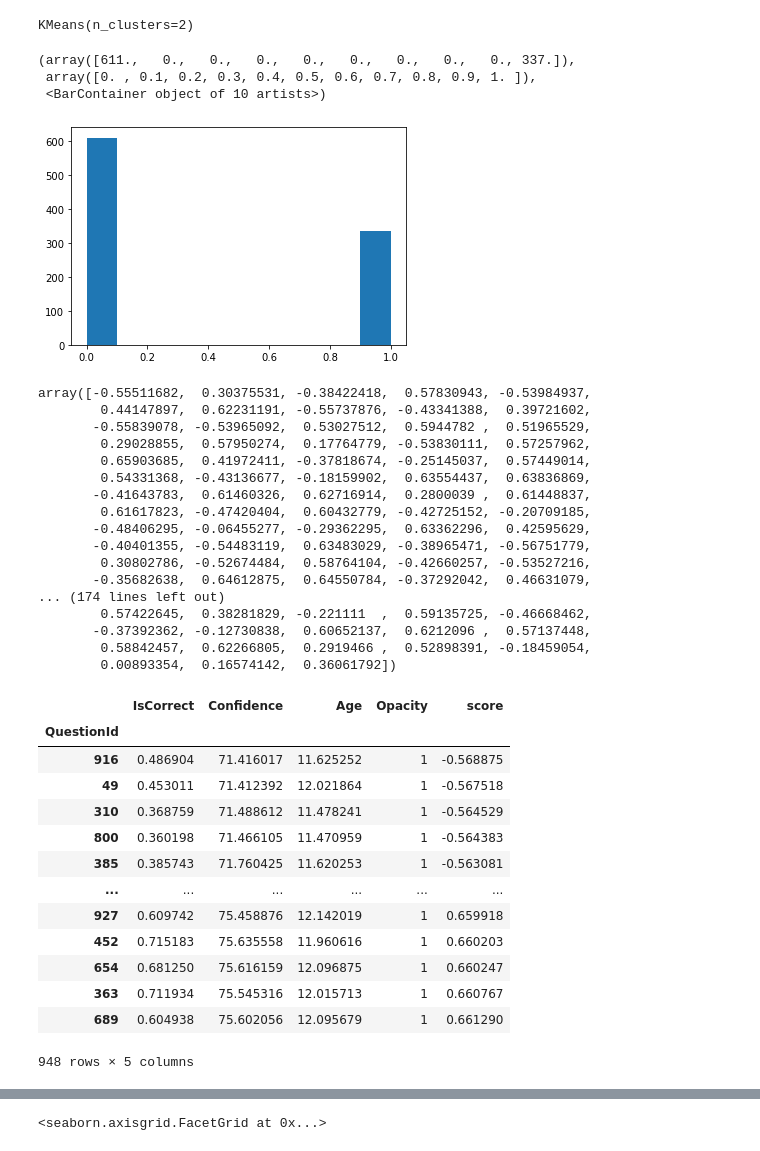
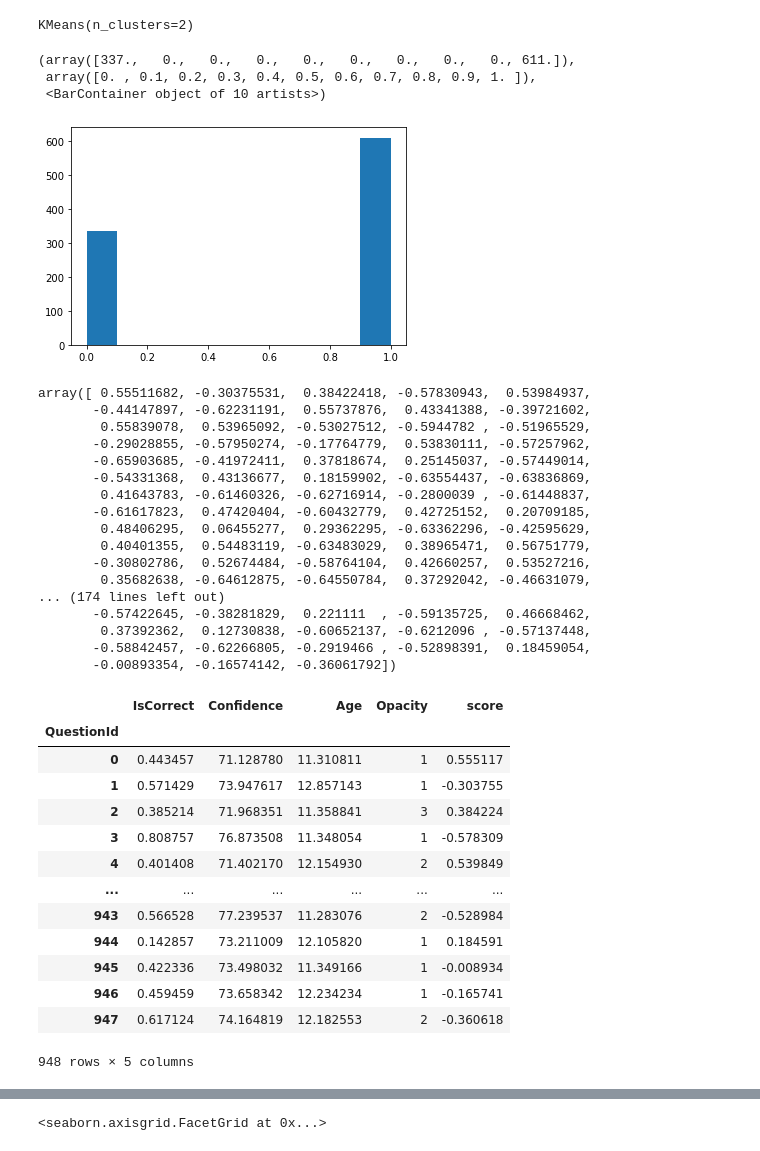
Before and after one commit to HooKim/question_quality_analysis, a Jupyter notebook: task3_eda.ipynb, the cells around one changed output, grey strips where cells are left out. Cells and saved outputs as stored; diff of their text form; code cells hidden in the pictures.

```diff
--- a/task3_eda.ipynb
+++ b/task3_eda.ipynb
@@ -287,3 +272,2 @@ final_data
 # %%
-X = final_data
-X
+X = final_data.copy()
@@ -313,10 +282,10 @@ KMeans(n_clusters=2)
 y_pred = kmeans.predict(X)
 plt.hist(y_pred)
 # %% [output]
-(array([611.,   0.,   0.,   0.,   0.,   0.,   0.,   0.,   0., 337.]),
+(array([337.,   0.,   0.,   0.,   0.,   0.,   0.,   0.,   0., 611.]),
  array([0. , 0.1, 0.2, 0.3, 0.4, 0.5, 0.6, 0.7, 0.8, 0.9, 1. ]),
  <BarContainer object of 10 artists>)
-[figure, old version]
+[figure, new version]
 # %%
 #the how close the data is beloinging to each assigned group.
 # since we have two opposite groups the probability of one group should be reversed.
@@ -325,42 +294,41 @@ score_val = silhouette_samples(X, kmeans.labels_)
 score_val[y_pred == 1] = -score_val[y_pred == 1]
 score_val
 # %% [output]
-array([-0.55511682,  0.30375531, -0.38422418,  0.57830943, -0.53984937,
-        0.44147897,  0.62231191, -0.55737876, -0.43341388,  0.39721602,
-       -0.55839078, -0.53965092,  0.53027512,  0.5944782 ,  0.51965529,
-        0.29028855,  0.57950274,  0.17764779, -0.53830111,  0.57257962,
-        0.65903685,  0.41972411, -0.37818674, -0.25145037,  0.57449014,
-        0.54331368, -0.43136677, -0.18159902,  0.63554437,  0.63836869,
-       -0.41643783,  0.61460326,  0.62716914,  0.2800039 ,  0.61448837,
-        0.61617823, -0.47420404,  0.60432779, -0.42725152, -0.20709185,
-       -0.48406295, -0.06455277, -0.29362295,  0.63362296,  0.42595629,
-       -0.40401355, -0.54483119,  0.63483029, -0.38965471, -0.56751779,
-        0.30802786, -0.52674484,  0.58764104, -0.42660257, -0.53527216,
-       -0.35682638,  0.64612875,  0.64550784, -0.37292042,  0.46631079,
+array([ 0.55511682, -0.30375531,  0.38422418, -0.57830943,  0.53984937,
+       -0.44147897, -0.62231191,  0.55737876,  0.43341388, -0.39721602,
+        0.55839078,  0.53965092, -0.53027512, -0.5944782 , -0.51965529,
+       -0.29028855, -0.57950274, -0.17764779,  0.53830111, -0.57257962,
+       -0.65903685, -0.41972411,  0.37818674,  0.25145037, -0.57449014,
+       -0.54331368,  0.43136677,  0.18159902, -0.63554437, -0.63836869,
+        0.41643783, -0.61460326, -0.62716914, -0.2800039 , -0.61448837,
+       -0.61617823,  0.47420404, -0.60432779,  0.42725152,  0.20709185,
+        0.48406295,  0.06455277,  0.29362295, -0.63362296, -0.42595629,
+        0.40401355,  0.54483119, -0.63483029,  0.38965471,  0.56751779,
+       -0.30802786,  0.52674484, -0.58764104,  0.42660257,  0.53527216,
+        0.35682638, -0.64612875, -0.64550784,  0.37292042, -0.46631079,
 ... (174 lines left out)
-        0.57422645,  0.38281829, -0.221111  ,  0.59135725, -0.46668462,
-       -0.37392362, -0.12730838,  0.60652137,  0.6212096 ,  0.57137448,
-        0.58842457,  0.62266805,  0.2919466 ,  0.52898391, -0.18459054,
-        0.00893354,  0.16574142,  0.36061792])
+       -0.57422645, -0.38281829,  0.221111  , -0.59135725,  0.46668462,
+        0.37392362,  0.12730838, -0.60652137, -0.6212096 , -0.57137448,
+       -0.58842457, -0.62266805, -0.2919466 , -0.52898391,  0.18459054,
+       -0.00893354, -0.16574142, -0.36061792])
 # %%
 # sort by score value
 final_data['score'] = score_val
-final_data = final_data.sort_values('score')
 final_data
 # %% [output]
 |  | IsCorrect | Confidence | Age | Opacity | score |
 | QuestionId |  |  |  |  |  |
-| 916 | 0.486904 | 71.416017 | 11.625252 | 1 | -0.568875 |
-| 49 | 0.453011 | 71.412392 | 12.021864 | 1 | -0.567518 |
-| 310 | 0.368759 | 71.488612 | 11.478241 | 1 | -0.564529 |
-| 800 | 0.360198 | 71.466105 | 11.470959 | 1 | -0.564383 |
-| 385 | 0.385743 | 71.760425 | 11.620253 | 1 | -0.563081 |
+| 0 | 0.443457 | 71.128780 | 11.310811 | 1 | 0.555117 |
+| 1 | 0.571429 | 73.947617 | 12.857143 | 1 | -0.303755 |
+| 2 | 0.385214 | 71.968351 | 11.358841 | 3 | 0.384224 |
+| 3 | 0.808757 | 76.873508 | 11.348054 | 1 | -0.578309 |
+| 4 | 0.401408 | 71.402170 | 12.154930 | 2 | 0.539849 |
 | ... | ... | ... | ... | ... | ... |
-| 927 | 0.609742 | 75.458876 | 12.142019 | 1 | 0.659918 |
-| 452 | 0.715183 | 75.635558 | 11.960616 | 1 | 0.660203 |
-| 654 | 0.681250 | 75.616159 | 12.096875 | 1 | 0.660247 |
-| 363 | 0.711934 | 75.545316 | 12.015713 | 1 | 0.660767 |
-| 689 | 0.604938 | 75.602056 | 12.095679 | 1 | 0.661290 |
+| 943 | 0.566528 | 77.239537 | 11.283076 | 2 | -0.528984 |
+| 944 | 0.142857 | 73.211009 | 12.105820 | 1 | 0.184591 |
+| 945 | 0.422336 | 73.498032 | 11.349166 | 1 | -0.008934 |
+| 946 | 0.459459 | 73.658342 | 12.234234 | 1 | -0.165741 |
+| 947 | 0.617124 | 74.164819 | 12.182553 | 2 | -0.360618 |
 948 rows × 5 columns
 # %%
 # extract ranking for each questionid
```
Also changed, not shown: parts of 16 cells of this notebook, 2 other files.
